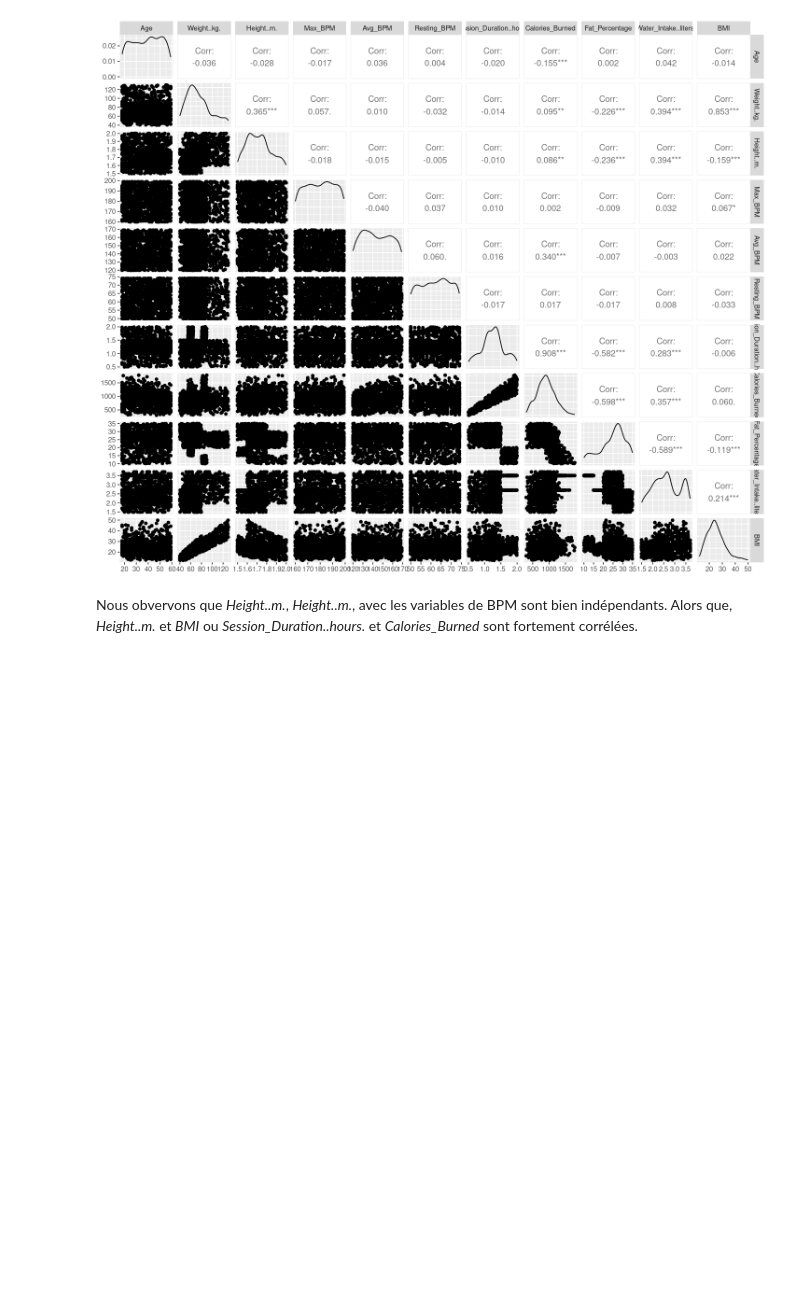
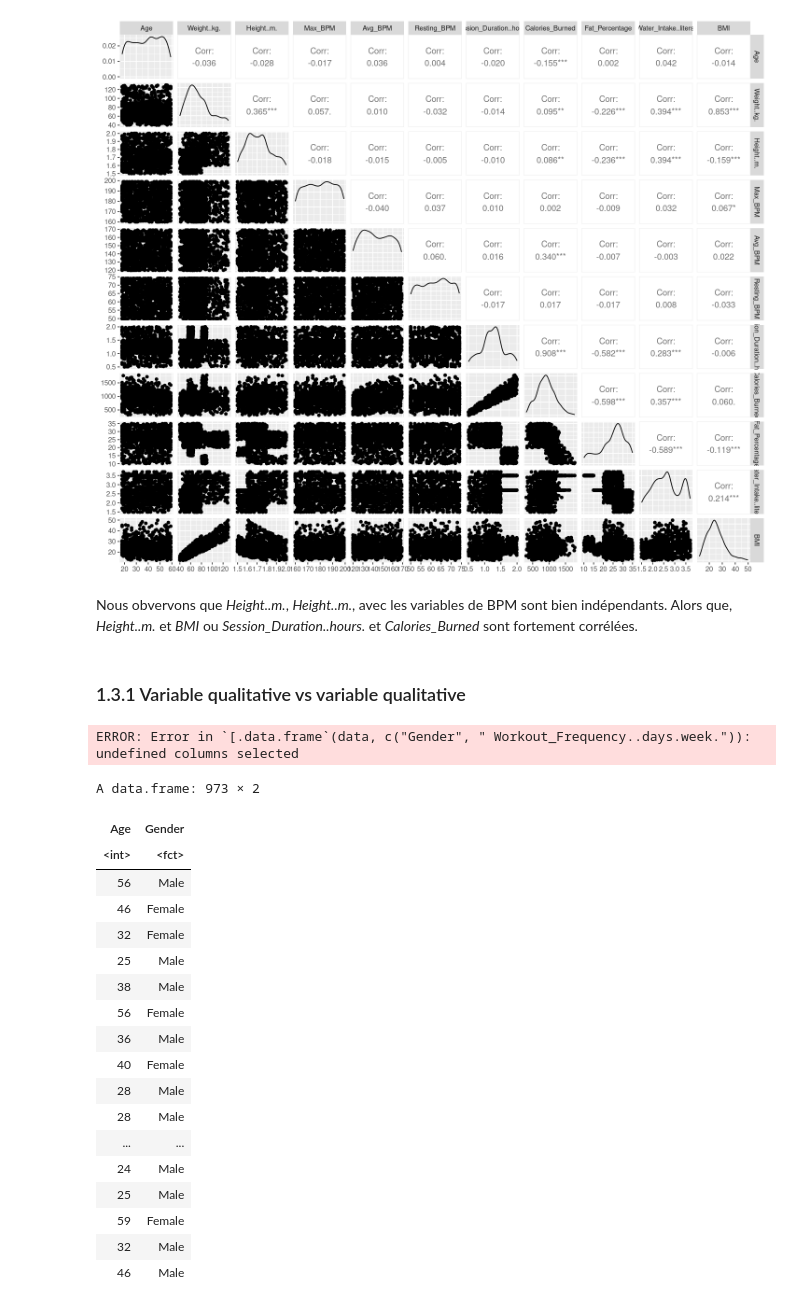
Before and after one commit to Anhquannnnnn/Machine-Learning, a Jupyter notebook: R.ipynb, the cells around one changed output. Drawn from its saved outputs; the diff is of its cells as text; code cells hidden in the pictures; blank space fills up the shorter version.

```diff
--- a/R.ipynb
+++ b/R.ipynb
@@ -242,3 +265,31 @@ ggpairs(num)
 [figure]
 # %% [markdown]
 Nous obvervons que *Height..m.*, *Height..m.*, avec les variables de BPM sont bien indépendants. Alors que, *Height..m.* et *BMI* ou *Session_Duration..hours.* et *Calories_Burned* sont fortement corrélées.
+# %% [markdown]
+### 1.3.1 Variable qualitative vs variable qualitative
+# %%
+mosaicplot(margin.table(data[c("Gender"," Workout_Frequency..days.week." )]))
+# %% [output]
+ERROR: Error in `[.data.frame`(data, c("Gender", " Workout_Frequency..days.week.")): undefined columns selected
+# %%
+data[,c(1,2)]
+# %% [output]
+A data.frame: 973 × 2
+| Age | Gender |
+| <int> | <fct> |
+| 56 | Male |
+| 46 | Female |
+| 32 | Female |
+| 25 | Male |
+| 38 | Male |
+| 56 | Female |
+| 36 | Male |
+| 40 | Female |
+| 28 | Male |
+| 28 | Male |
+| ... | ... |
+| 24 | Male |
+| 25 | Male |
+| 59 | Female |
+| 32 | Male |
+| 46 | Male |
```
Also changed, not shown: parts of 8 cells of this notebook.
